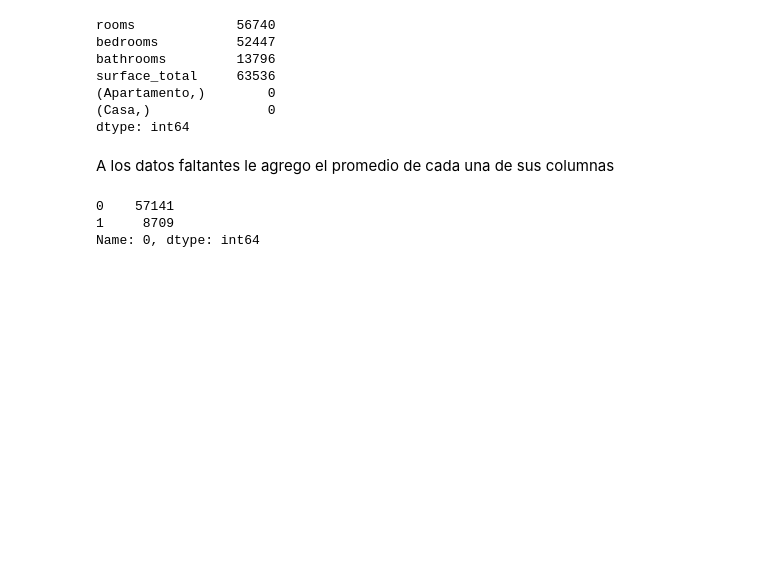
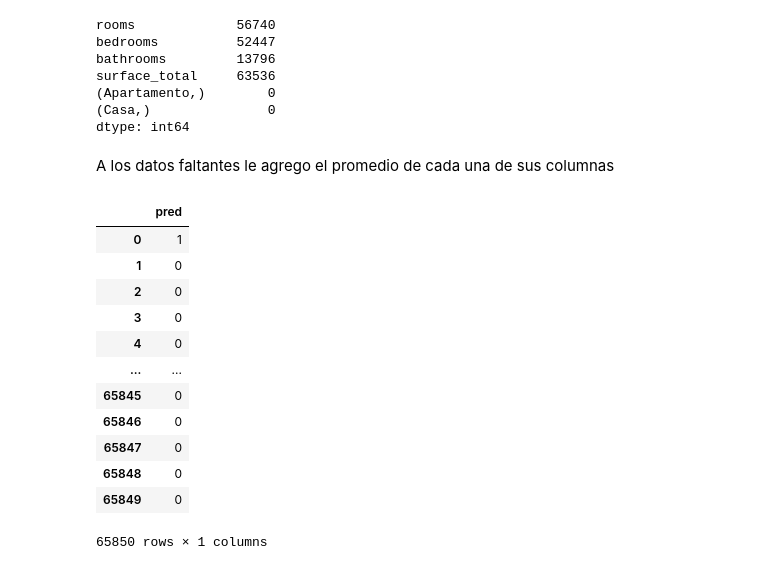
Before and after one commit to julieta77/-Proyecto-Individual-2-Data-04-Soy-Henry-JulietaCiare, a Jupyter notebook: Codigo.ipynb, the cells around one changed output. Saved outputs shown, nothing was run; the diff lists cells and outputs as text; code cells hidden in the pictures; blank space fills up the shorter version.

```diff
--- a/Codigo.ipynb
+++ b/Codigo.ipynb
@@ -395,11 +395,21 @@ datos['rooms'] = imputer.transform(datos[['rooms']])
 # %%
 y_pre = modelo.predict(datos) #Predecimos
 # %%
-pred = pd.DataFrame(y_pre) # Lo convertimo a un dataframe
-pred[0].value_counts()
+pred = pd.DataFrame(y_pre,columns=['pred']) # Lo convertimo a un dataframe
+pred
 # %% [output]
+|  | pred |
+| 0 | 1 |
+| 1 | 0 |
+| 2 | 0 |
+| 3 | 0 |
+| 4 | 0 |
+| ... | ... |
+| 65845 | 0 |
+| 65846 | 0 |
+| 65847 | 0 |
+| 65848 | 0 |
+| 65849 | 0 |
-0    57141
-1     8709
-Name: 0, dtype: int64
+65850 rows × 1 columns
 # %%
 pred.to_csv('julieta77.csv', index=False) # lo convertimos a csv con mi nombre de github
```
Also changed, not shown: 1 other file.
